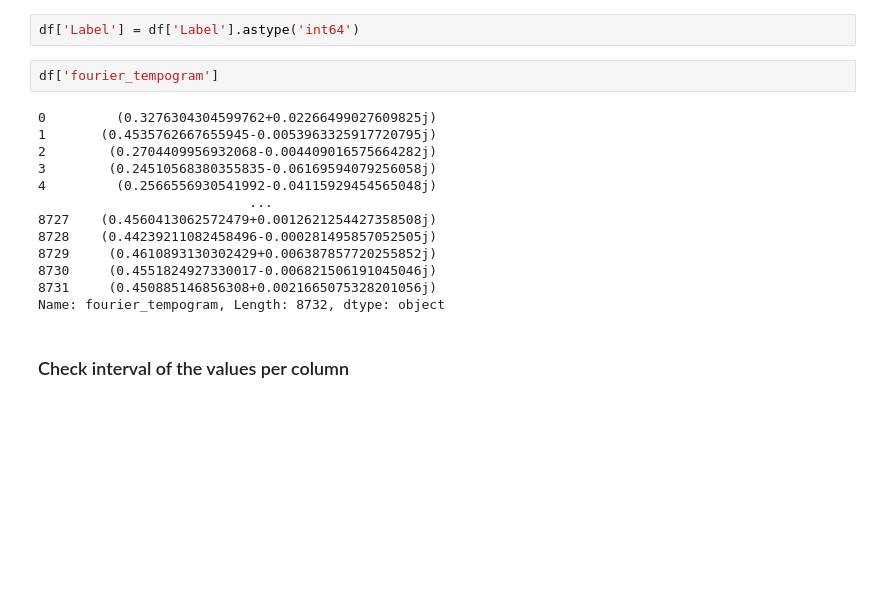
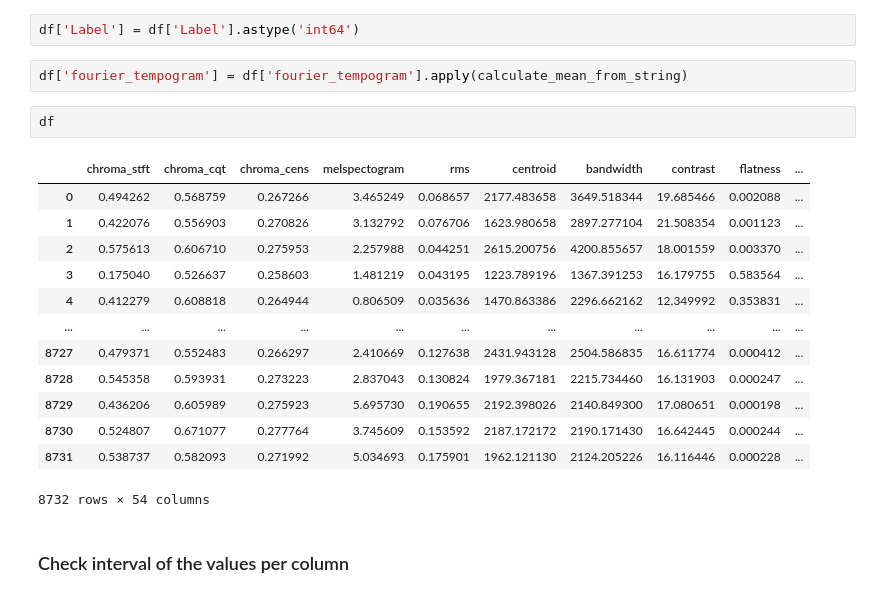
Before and after one commit to seblessa/UrbanSounds, a Jupyter notebook: marques.ipynb, the cells around one changed output. Drawn from its saved outputs; the diff is of its cells as text; blank space fills up the shorter version.

```diff
--- a/marques.ipynb
+++ b/marques.ipynb
@@ -49,20 +71,23 @@ Index(['fourier_tempogram', 'Label'], dtype='object')
 # %%
 df['Label'] = df['Label'].astype('int64')
 # %%
-df['fourier_tempogram']
+df['fourier_tempogram'] = df['fourier_tempogram'].apply(calculate_mean_from_string)
-# %% [output]
-0         (0.3276304304599762+0.02266499027609825j)
-1       (0.4535762667655945-0.0053963325917720795j)
-2        (0.2704409956932068-0.004409016575664282j)
-3        (0.24510568380355835-0.06169594079256058j)
-4         (0.2566556930541992-0.04115929454565048j)
-                           ...
-8727    (0.4560413062572479+0.0012621254427358508j)
-8728    (0.44239211082458496-0.000281495857052505j)
-8729     (0.4610893130302429+0.006387857720255852j)
-8730     (0.4551824927330017-0.006821506191045046j)
-8731     (0.450885146856308+0.0021665075328201056j)
-Name: fourier_tempogram, Length: 8732, dtype: object
+# %%
+df
+# %% [output]
+|  | chroma_stft | chroma_cqt | chroma_cens | melspectogram | rms | centroid | bandwidth | contrast | flatness | ... |
+| 0 | 0.494262 | 0.568759 | 0.267266 | 3.465249 | 0.068657 | 2177.483658 | 3649.518344 | 19.685466 | 0.002088 | ... |
+| 1 | 0.422076 | 0.556903 | 0.270826 | 3.132792 | 0.076706 | 1623.980658 | 2897.277104 | 21.508354 | 0.001123 | ... |
+| 2 | 0.575613 | 0.606710 | 0.275953 | 2.257988 | 0.044251 | 2615.200756 | 4200.855657 | 18.001559 | 0.003370 | ... |
+| 3 | 0.175040 | 0.526637 | 0.258603 | 1.481219 | 0.043195 | 1223.789196 | 1367.391253 | 16.179755 | 0.583564 | ... |
+| 4 | 0.412279 | 0.608818 | 0.264944 | 0.806509 | 0.035636 | 1470.863386 | 2296.662162 | 12.349992 | 0.353831 | ... |
+| ... | ... | ... | ... | ... | ... | ... | ... | ... | ... | ... |
+| 8727 | 0.479371 | 0.552483 | 0.266297 | 2.410669 | 0.127638 | 2431.943128 | 2504.586835 | 16.611774 | 0.000412 | ... |
+| 8728 | 0.545358 | 0.593931 | 0.273223 | 2.837043 | 0.130824 | 1979.367181 | 2215.734460 | 16.131903 | 0.000247 | ... |
+| 8729 | 0.436206 | 0.605989 | 0.275923 | 5.695730 | 0.190655 | 2192.398026 | 2140.849300 | 17.080651 | 0.000198 | ... |
+| 8730 | 0.524807 | 0.671077 | 0.277764 | 3.745609 | 0.153592 | 2187.172172 | 2190.171430 | 16.642445 | 0.000244 | ... |
+| 8731 | 0.538737 | 0.582093 | 0.271992 | 5.034693 | 0.175901 | 1962.121130 | 2124.205226 | 16.116446 | 0.000228 | ... |
+8732 rows × 54 columns
 # %% [markdown]
 ### Check interval of the values per column
 # %%
```
Also changed, not shown: parts of 32 cells of this notebook.
